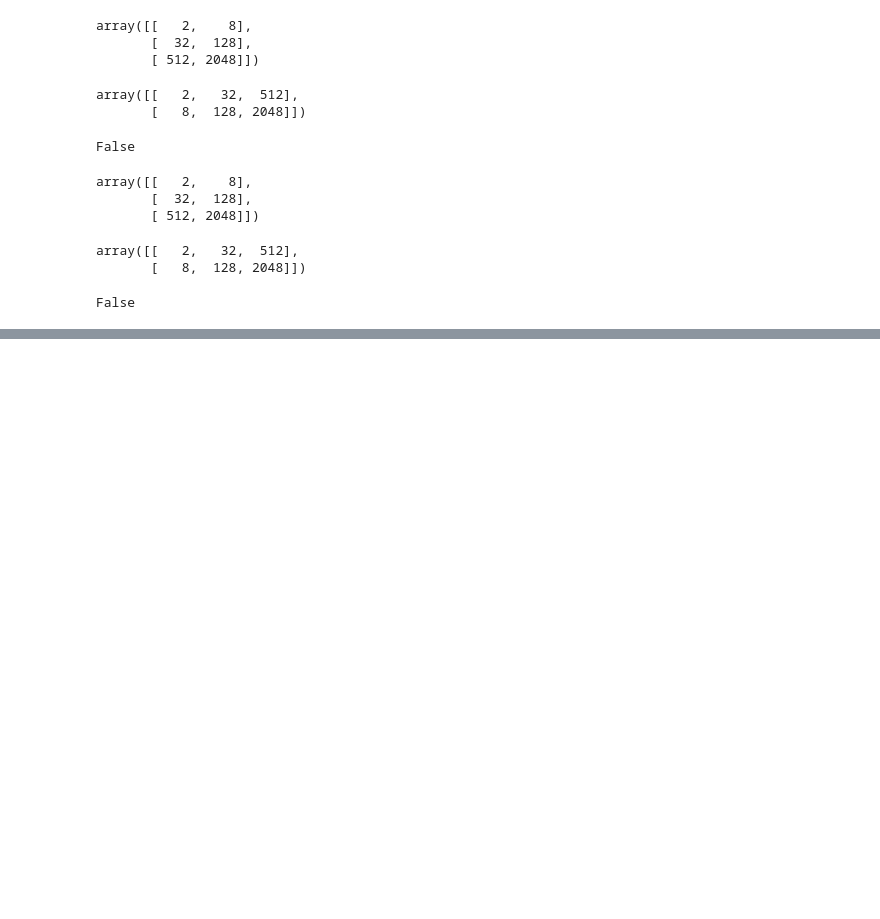
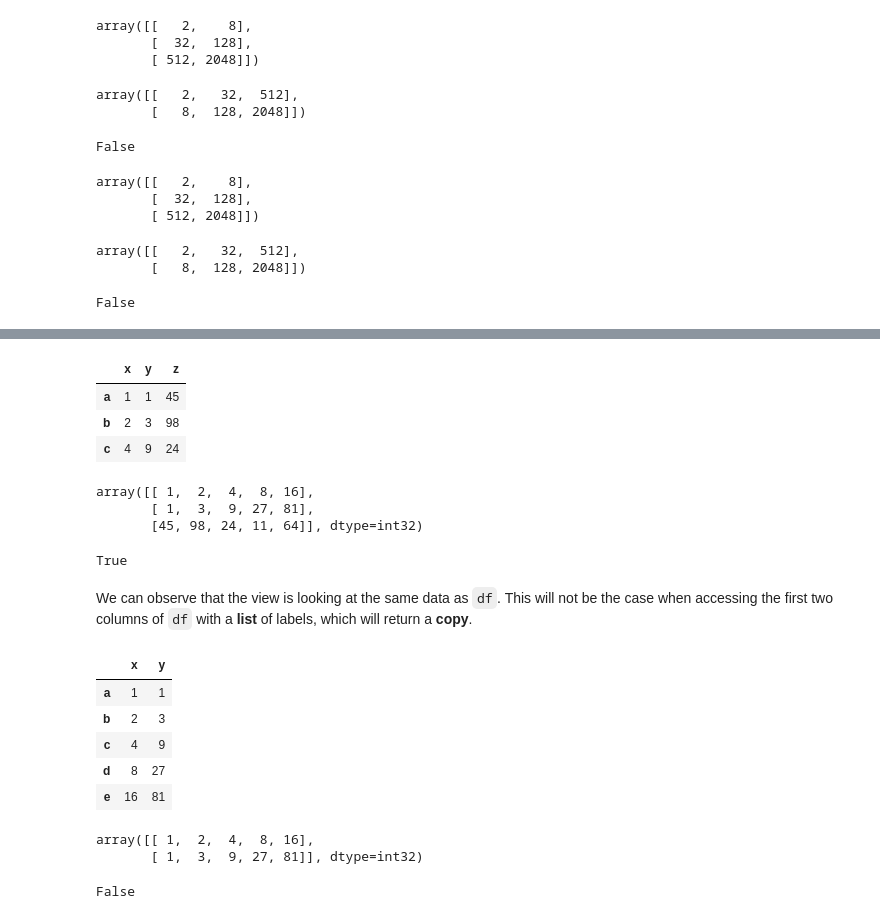
Before and after one commit to felipesebben/Pandas_learning_path, a Jupyter notebook: 6_setting_with_copy_warning/setting_with_copy_warning-_views_vs_copies.ipynb, the cells around one changed output, grey strips where cells are left out. Cells and saved outputs as stored; diff of their text form; code cells hidden in the pictures; blank space fills up the shorter version.

```diff
--- a/6_setting_with_copy_warning/setting_with_copy_warning-_views_vs_copies.ipynb
+++ b/6_setting_with_copy_warning/setting_with_copy_warning-_views_vs_copies.ipynb
@@ -664,0 +703,41 @@ False
+# %%
+df = pd.DataFrame(data=data, index=index)
+# Slice the data with the index labels
+df["a": "c"]
+# %% [output]
+|  | x | y | z |
+| a | 1 | 1 | 45 |
+| b | 2 | 3 | 98 |
+| c | 4 | 9 | 24 |
+# %%
+# Convert to an array to check its base
+df["a": "c"].to_numpy().base
+# %% [output]
+array([[ 1,  2,  4,  8, 16],
+       [ 1,  3,  9, 27, 81],
+       [45, 98, 24, 11, 64]], dtype=int32)
+# %%
+# Check if the slice returns a view by seeing if it shares tha same data as df
+df["a": "c"].to_numpy().base is df.to_numpy().base
+# %% [output]
+True
+# %% [markdown]
+<p>We can observe that the view is looking at the same data as <code>df</code>. This will not be the case when accessing the first two columns of <code>df</code> with a <b>list</b> of labels, which will return a <b>copy</b>.</p>
+# %%
+df[["x", "y"]]
+# %% [output]
+|  | x | y |
+| a | 1 | 1 |
+| b | 2 | 3 |
+| c | 4 | 9 |
+| d | 8 | 27 |
+| e | 16 | 81 |
+# %%
+df[["x", "y"]].to_numpy().base
+# %% [output]
+array([[ 1,  2,  4,  8, 16],
+       [ 1,  3,  9, 27, 81]], dtype=int32)
+# %%
+df[["x", "y"]].to_numpy().base is df.to_numpy().base
+# %% [output]
+False
```
Also changed, not shown: parts of 8 cells of this notebook.
